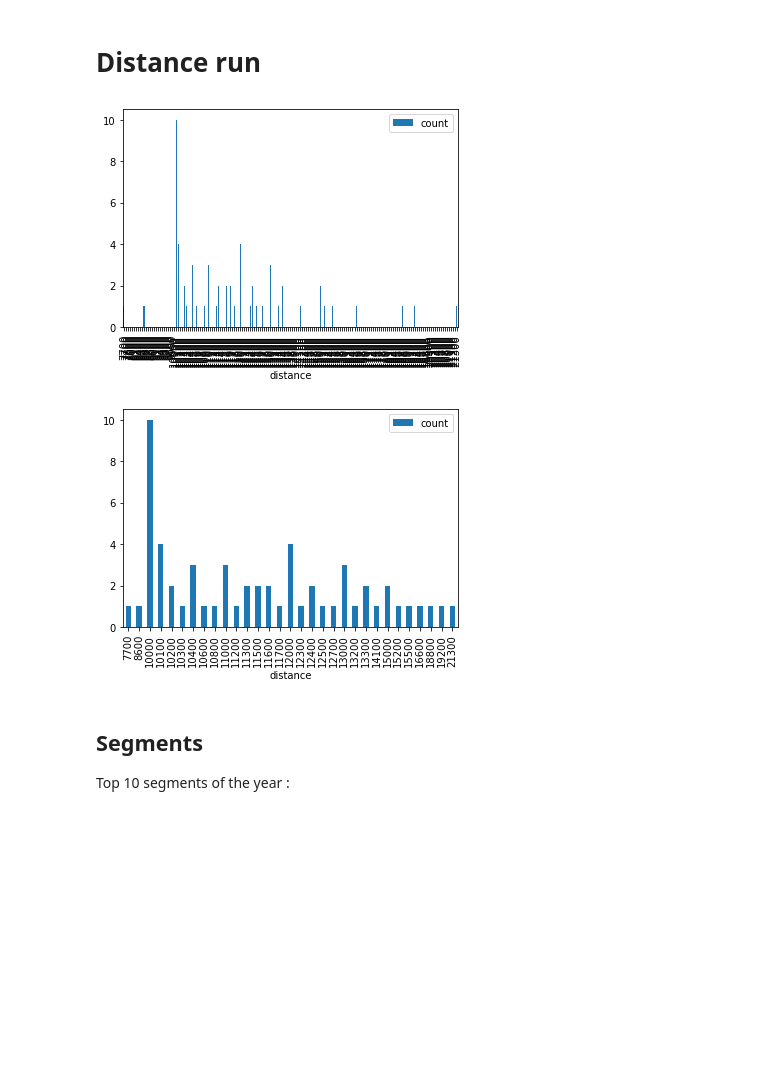
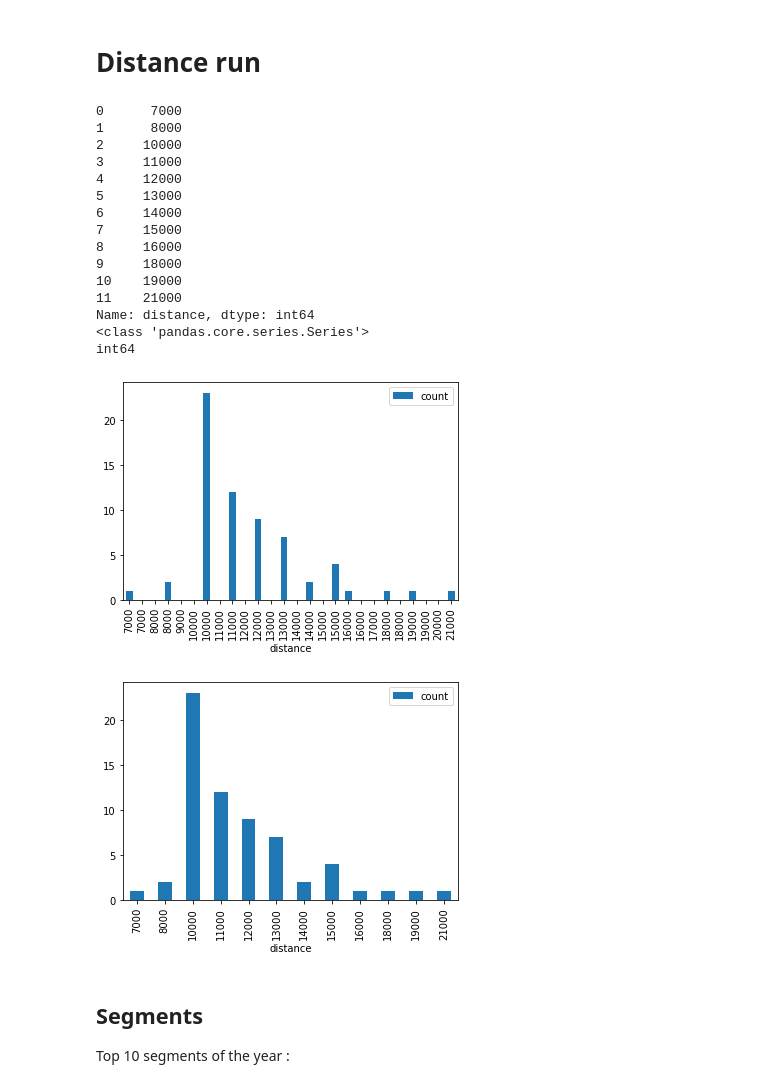
Before and after one commit to deroffal/strava-data-analysis, a Jupyter notebook: notebooks/02-running_analysis.ipynb, the cells around one changed output. Saved outputs shown, nothing was run; the diff lists cells and outputs as text; code cells hidden in the pictures; blank space fills up the shorter version.

```diff
--- a/notebooks/02-running_analysis.ipynb
+++ b/notebooks/02-running_analysis.ipynb
@@ -70,14 +66,29 @@ pd.DataFrame(highlights_2022, columns=columns)
 # %%
 from stravadataanalysis.src.domain.distances import get_distance_distribution
 from stravadataanalysis.src.view.plot import plot_distance_distribution
 
-distance_distribution = get_distance_distribution(runs)
+distance_distribution = get_distance_distribution(runs, 1000)
 
 plot_distance_distribution(distance_distribution, True)
 plot_distance_distribution(distance_distribution, False)
 # %% [output]
+0      7000
+1      8000
+2     10000
+3     11000
+4     12000
+5     13000
+6     14000
+7     15000
+8     16000
+9     18000
+10    19000
+11    21000
+Name: distance, dtype: int64
+<class 'pandas.core.series.Series'>
+int64
-[figure, old version]
+[figure, new version]
-[figure, old version]
+[figure, new version]
 # %% [markdown]
 ## Segments
 Top 10 segments of the year :
```
Also changed, not shown: parts of 5 cells of this notebook, 14 other files.
